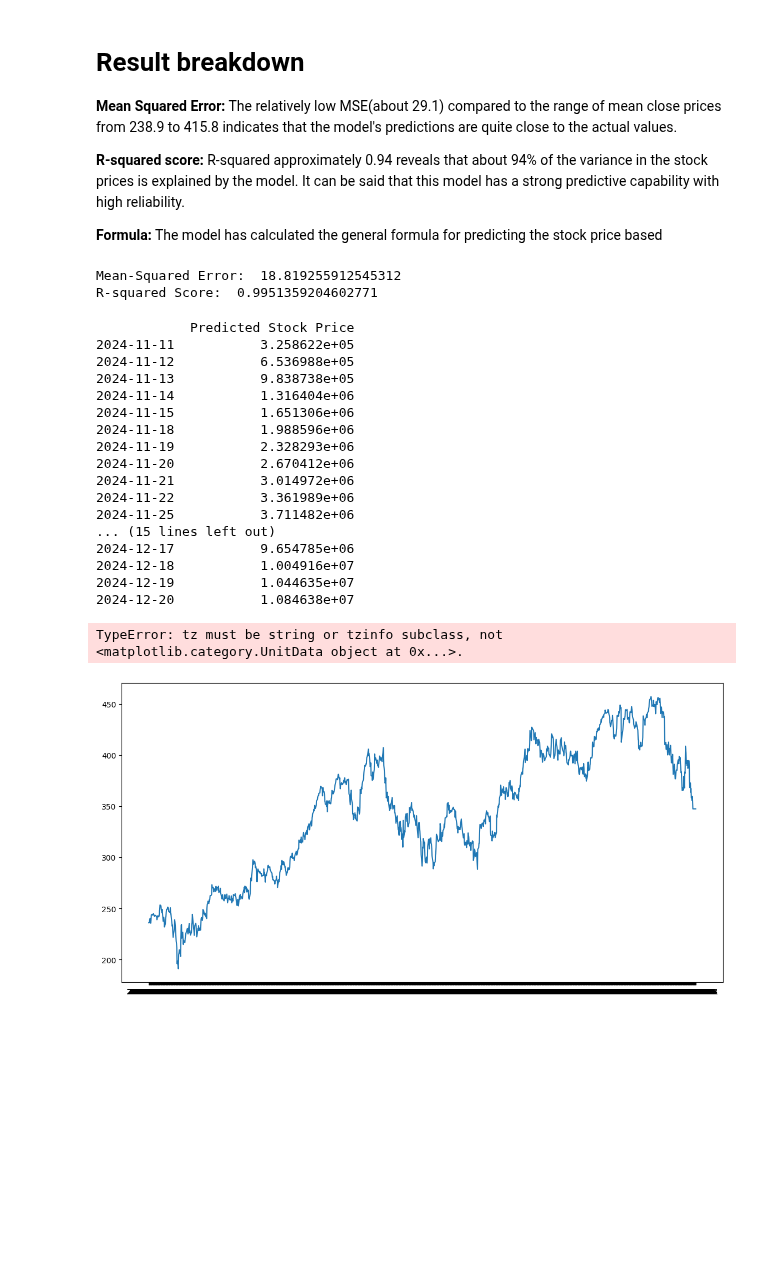
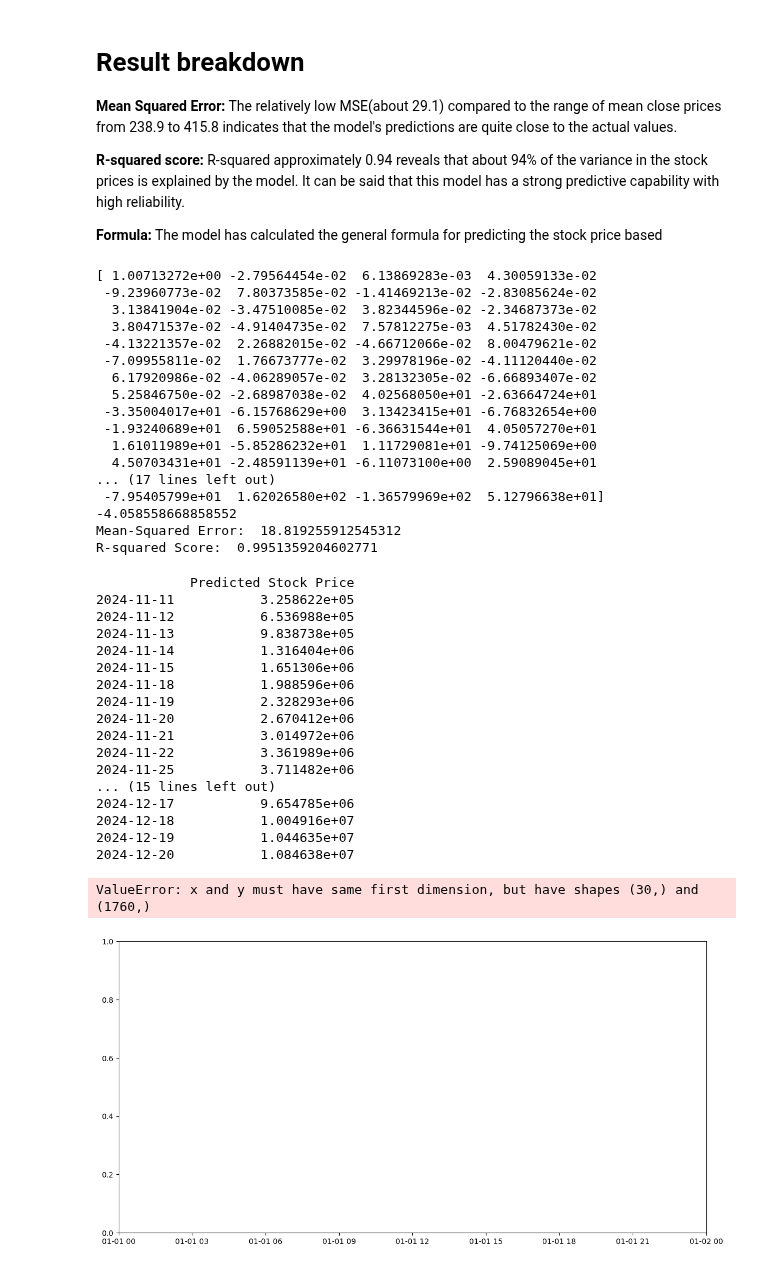
Before and after one commit to Ailey-Prmil/Statistics-Analysis-Project, a Jupyter notebook: Machine Learning/Linear_regression.ipynb, the cells around one changed output. Saved outputs shown, nothing was run; the diff lists cells and outputs as text; code cells hidden in the pictures; blank space fills up the shorter version.

```diff
--- a/Machine Learning/Linear_regression.ipynb
+++ b/Machine Learning/Linear_regression.ipynb
@@ -76,6 +76,8 @@ X_train, X_test, y_train, y_test = train_test_split(X, y, test_size=0.2, random_
 # Model training
 model = LinearRegression()
 model.fit(X_train, y_train)
+print(model.coef_)
+print(model.intercept_)
 
 # Model prediction
 y_pred = model.predict(X_test)
@@ -117,39 +119,54 @@ print(future_data[['Predicted Stock Price']])
 
 # Plot the results
 plt.figure(figsize=(14, 7))
-plt.plot(merged_df['Date'], merged_df['Close Stock Price'], label='Actual Stock Price')
+plt.plot(future_data.index, merged_df['Close Stock Price'], label='Actual Stock Price')
 plt.plot(future_data.index, future_data['Predicted Stock Price'], label='Predicted Stock Price', linestyle='--')
 plt.xlabel('Date')
 plt.ylabel('Stock Price')
 plt.title('Stock Price Prediction for the Next 30 Days')
 plt.legend()
 plt.grid(True)
 plt.show()
 
 
 print(merged_df)
 # %% [output]
+[ 1.00713272e+00 -2.79564454e-02  6.13869283e-03  4.30059133e-02
+ -9.23960773e-02  7.80373585e-02 -1.41469213e-02 -2.83085624e-02
+  3.13841904e-02 -3.47510085e-02  3.82344596e-02 -2.34687373e-02
+  3.80471537e-02 -4.91404735e-02  7.57812275e-03  4.51782430e-02
+ -4.13221357e-02  2.26882015e-02 -4.66712066e-02  8.00479621e-02
+ -7.09955811e-02  1.76673777e-02  3.29978196e-02 -4.11120440e-02
+  6.17920986e-02 -4.06289057e-02  3.28132305e-02 -6.66893407e-02
+  5.25846750e-02 -2.68987038e-02  4.02568050e+01 -2.63664724e+01
+ -3.35004017e+01 -6.15768629e+00  3.13423415e+01 -6.76832654e+00
+ -1.93240689e+01  6.59052588e+01 -6.36631544e+01  4.05057270e+01
+  1.61011989e+01 -5.85286232e+01  1.11729081e+01 -9.74125069e+00
+  4.50703431e+01 -2.48591139e+01 -6.11073100e+00  2.59089045e+01
+... (17 lines left out)
+ -7.95405799e+01  1.62026580e+02 -1.36579969e+02  5.12796638e+01]
+-4.058558668858552
 Mean-Squared Error:  18.819255912545312
 R-squared Score:  0.9951359204602771
             Predicted Stock Price
 2024-11-11           3.258622e+05
 2024-11-12           6.536988e+05
 2024-11-13           9.838738e+05
 2024-11-14           1.316404e+06
 2024-11-15           1.651306e+06
 2024-11-18           1.988596e+06
 2024-11-19           2.328293e+06
 2024-11-20           2.670412e+06
 2024-11-21           3.014972e+06
 2024-11-22           3.361989e+06
 2024-11-25           3.711482e+06
 ... (15 lines left out)
 2024-12-17           9.654785e+06
 2024-12-18           1.004916e+07
 2024-12-19           1.044635e+07
 2024-12-20           1.084638e+07
-TypeError: tz must be string or tzinfo subclass, not <matplotlib.category.UnitData object at 0x...>.
+ValueError: x and y must have same first dimension, but have shapes (30,) and (1760,)
-[figure, old version]
+[figure, new version]
 # %%
 import pandas as pd
 from sklearn.model_selection import train_test_split
```
Also changed, not shown: parts of 5 cells of this notebook, 4 other files.
